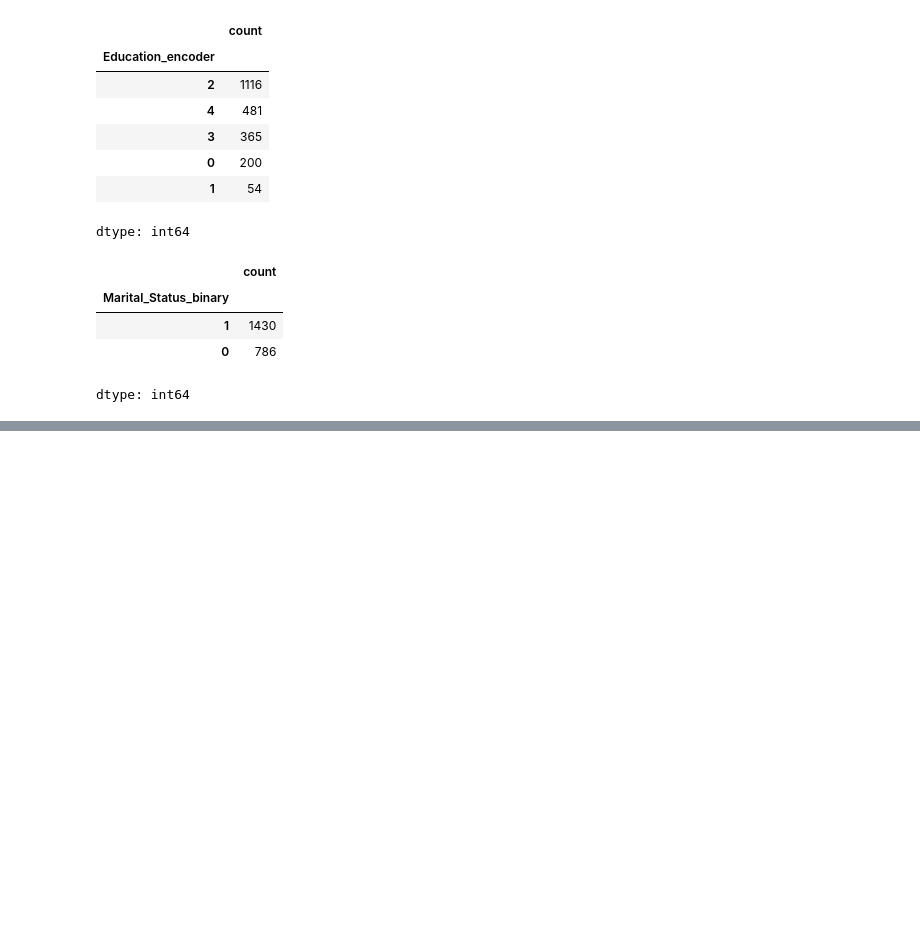
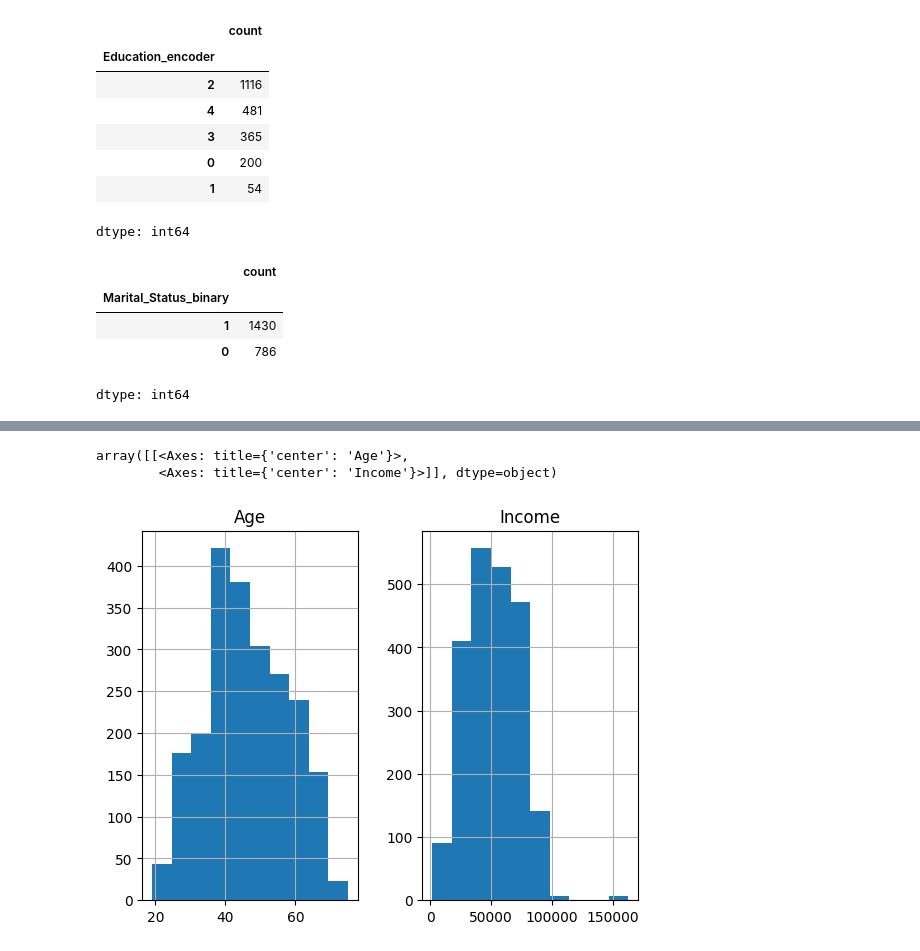
Before and after one commit to Grashch/Data-science, a Jupyter notebook: Clustering_marketing_campaign.ipynb, the cells around one changed output, grey strips where cells are left out. Drawn from its saved outputs; the diff is of its cells as text; code cells hidden in the pictures; blank space fills up the shorter version.

```diff
--- a/Clustering_marketing_campaign.ipynb
+++ b/Clustering_marketing_campaign.ipynb
@@ -88,0 +107,7 @@ dtype: int64
+# %%
+data_for_clustering = data_for_clustering[(data_for_clustering['Age'] < 100) & (data_for_clustering['Income'] < 500000)]
+data_for_clustering[['Age', 'Income']].hist()
+# %% [output]
+array([[<Axes: title={'center': 'Age'}>,
+        <Axes: title={'center': 'Income'}>]], dtype=object)
+[figure, added]
```
Also changed, not shown: parts of 13 cells of this notebook.
